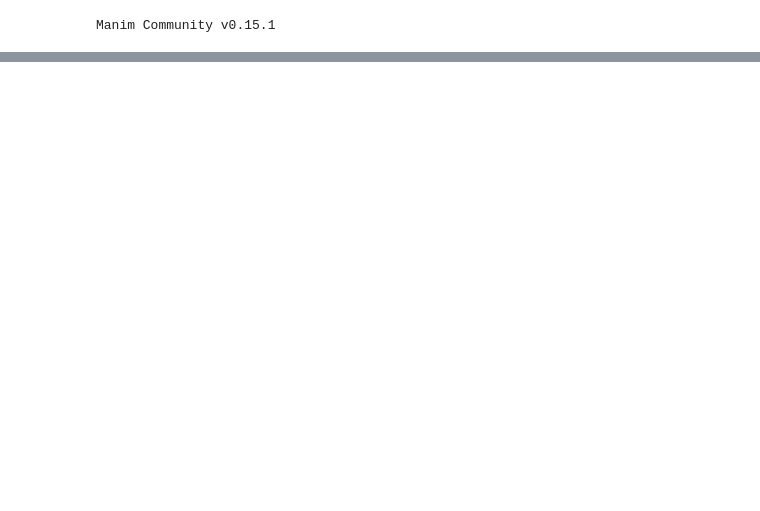
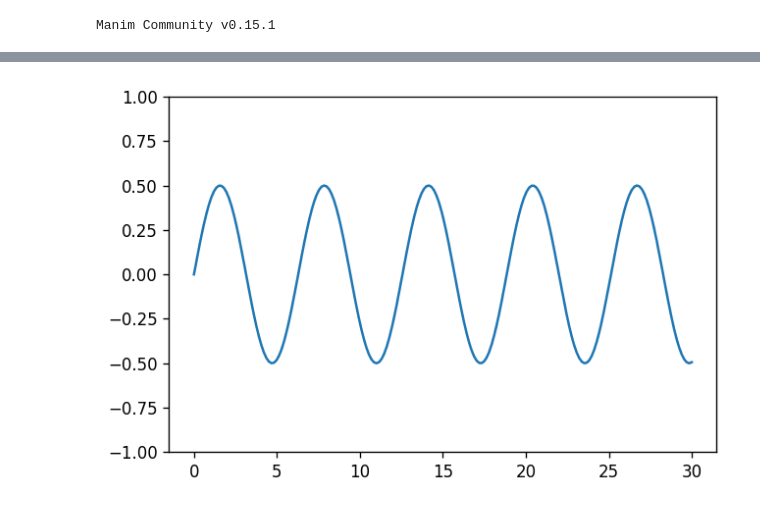
Before and after one commit to zavden/mce-inter, a Jupyter notebook: docs/source/CHP_9.ipynb, the cells around one changed output, grey strips where cells are left out. Drawn from its saved outputs; the diff is of its cells as text; code cells hidden in the pictures; blank space fills up the shorter version.

```diff
--- a/docs/source/CHP_9.ipynb
+++ b/docs/source/CHP_9.ipynb
@@ -29,0 +28,4 @@ class Example(Scene):
+# %%
+get_image_from_plt(amp_start, x_values, dt_start)
+# %% [output]
+[figure, added]
```
Also changed, not shown: parts of 15 cells of this notebook, 38 other files.
